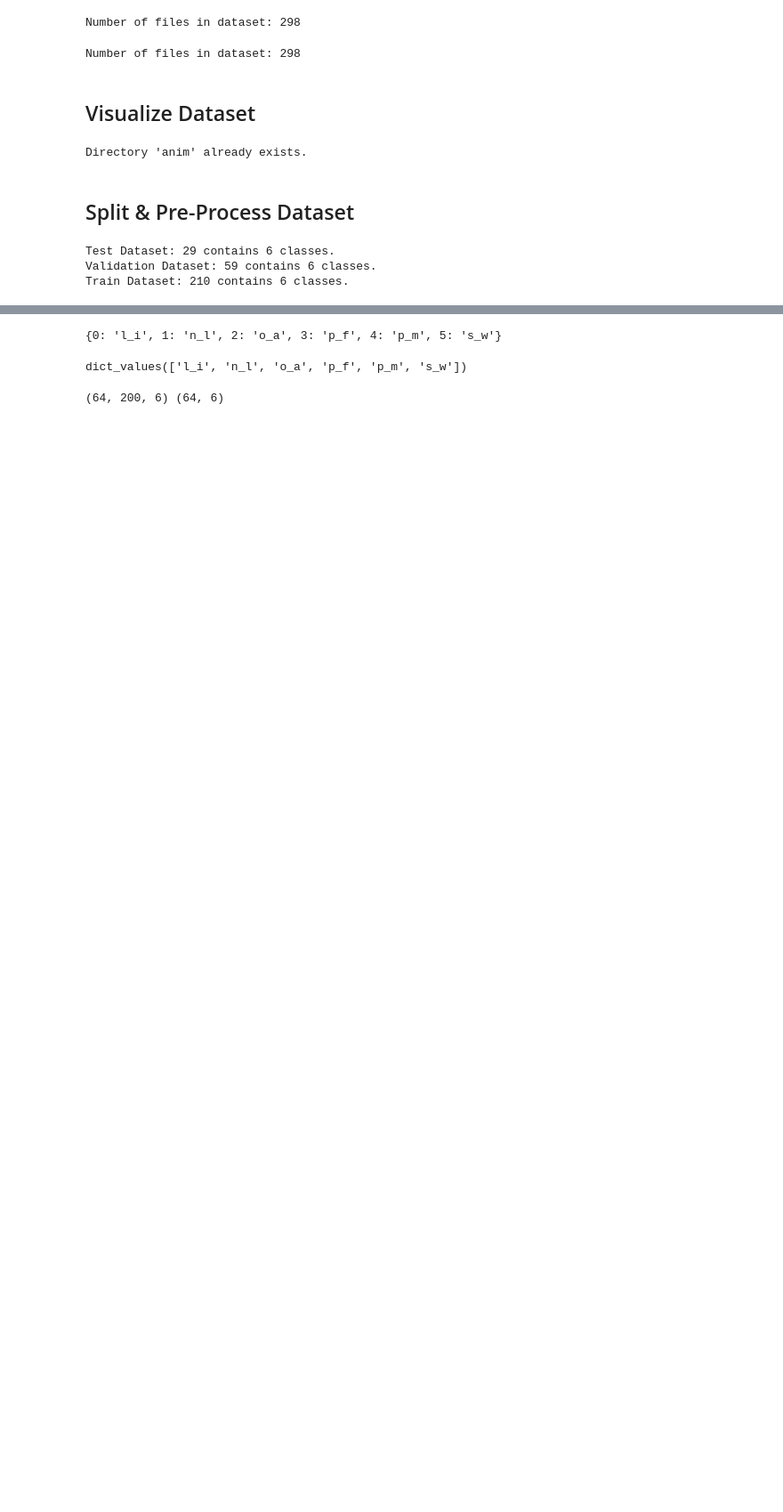
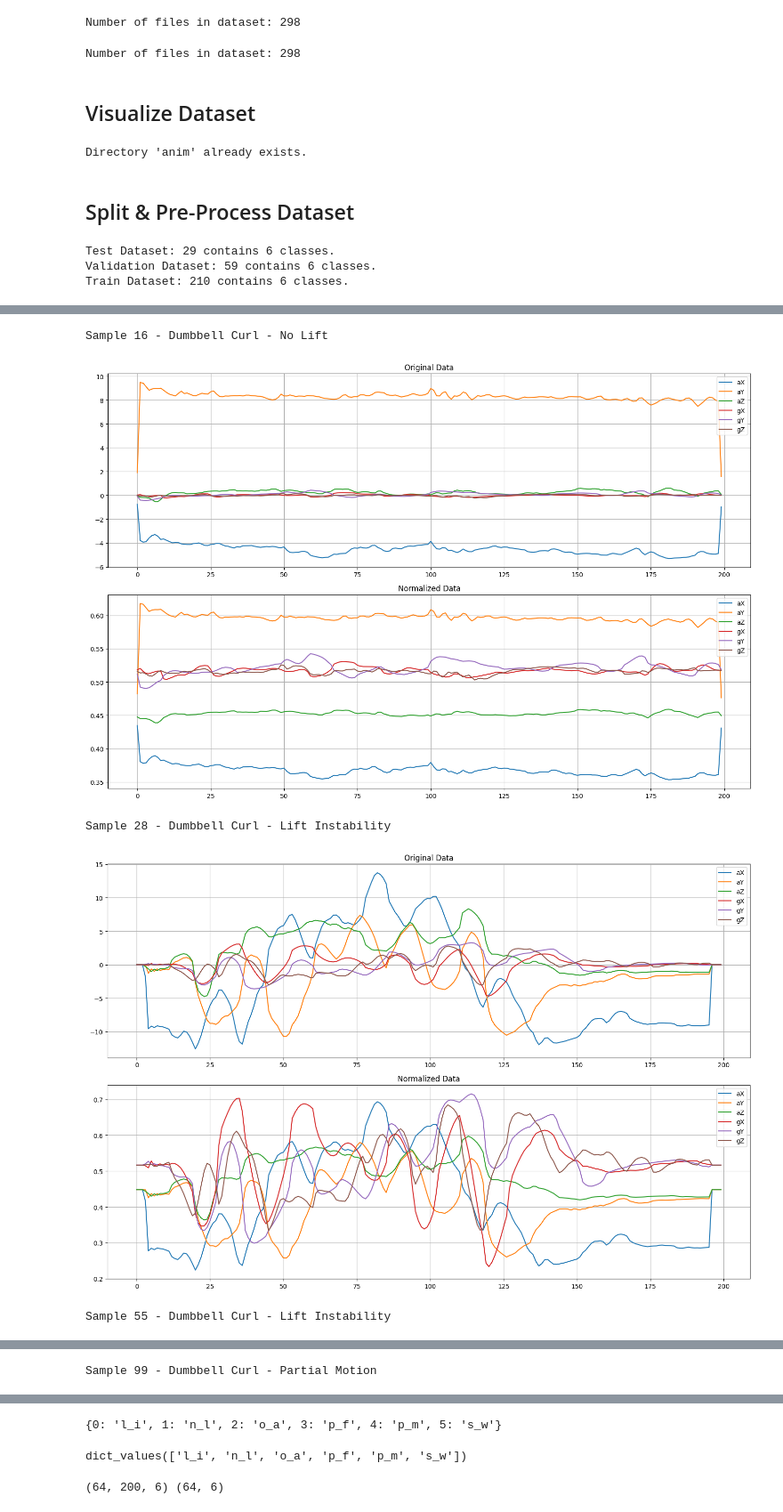
Before and after one commit to VedanshGoenka/RepMate_Tiny_ML, a Jupyter notebook: src/model/notebooks/Initial_Model_TFLite.ipynb, the cells around one changed output, grey strips where cells are left out. Shown at 89% size. Saved outputs shown, nothing was run; the diff lists cells and outputs as text; code cells hidden in the pictures; blank space fills up the shorter version.

Commit message:
Add new normalization code -- post pelicana

```diff
--- a/src/model/notebooks/Initial_Model_TFLite.ipynb
+++ b/src/model/notebooks/Initial_Model_TFLite.ipynb
@@ -840,15 +853,21 @@ def plot_normalization_comparison(original_sample, normalized_sample):
     plt.tight_layout()
     plt.show()
 # %%
-SHOW_NORMALIZATION = False
+SHOW_NORMALIZATION = True
 if SHOW_NORMALIZATION:
     # Visualize normalization for a few samples
     for i in [16, 28, 55, 99, 221, 231]:  # Show rep sample
         print(
             f"\nSample {i} - {LIFT_NAMES[DATASET[i]['lN']]} - {LIFT_CLASSES[DATASET[i]['lC']]}"
         )
         label, original_data = convert_to_array(DATASET[i])
         extended_data = extend_dataset_length(original_data, 1000)
         downsampled_data = downsample_dataset(extended_data, VECTOR_Y, "avg")
-        normalized_data = normalize_sensor_data(downsampled_data)
+        normalized_data = normalize_sensor_data(downsampled_data, ACC_MIN, ACC_MAX, GYRO_MIN, GYRO_MAX)
         plot_normalization_comparison(downsampled_data, normalized_data)
+# %% [output]
+Sample 16 - Dumbbell Curl - No Lift
+[figure, added]
+Sample 28 - Dumbbell Curl - Lift Instability
+[figure, added]
+Sample 55 - Dumbbell Curl - Lift Instability
@@ -854,0 +875 @@ if SHOW_NORMALIZATION:
+Sample 99 - Dumbbell Curl - Partial Motion
```
Also changed, not shown: parts of 15 cells of this notebook, 20 other files.
